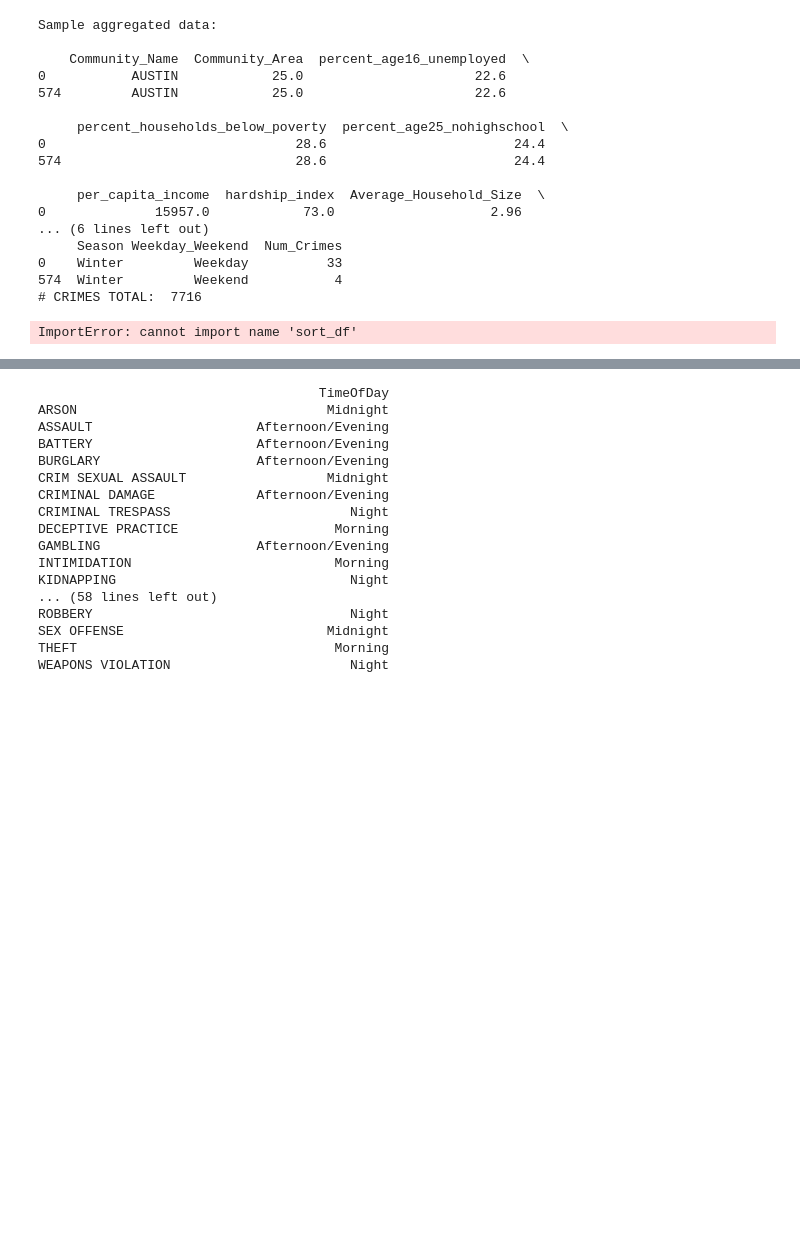
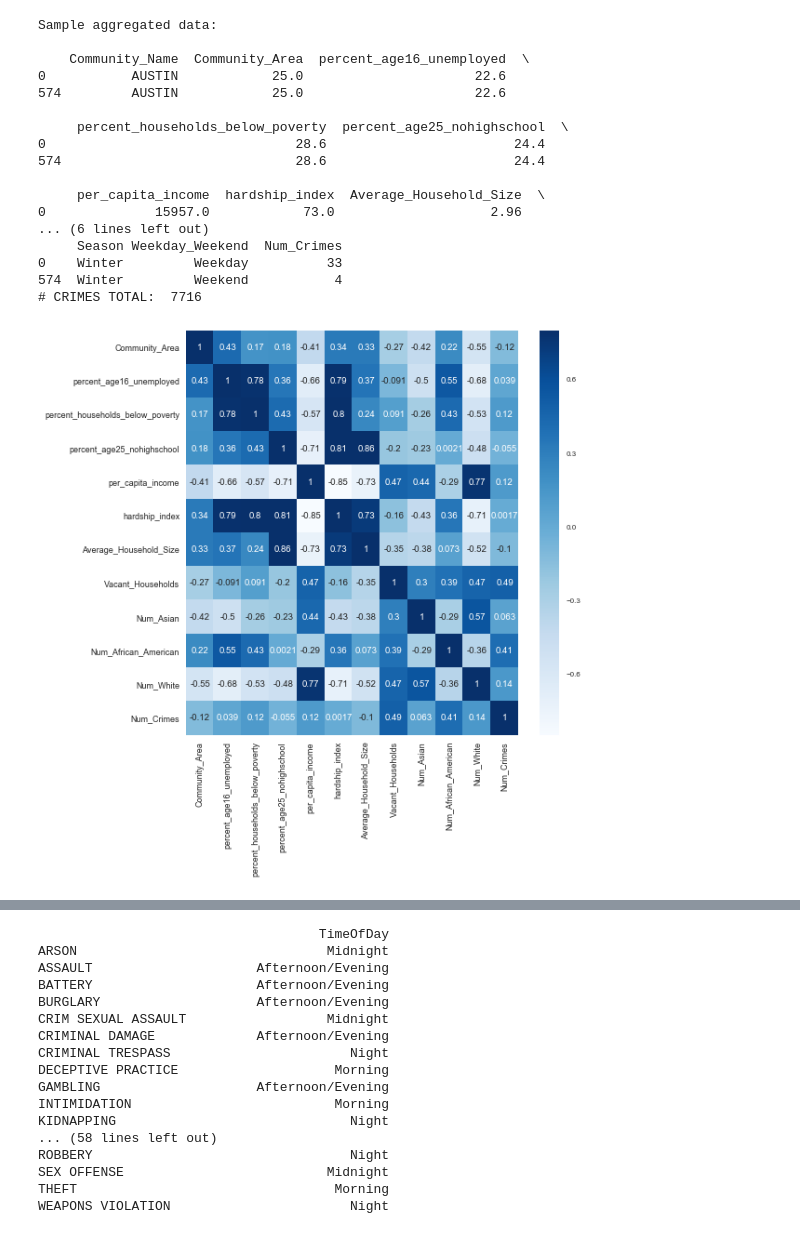
Before and after one commit to busybee333/conda, a Jupyter notebook: CrimeDataExtraction.ipynb, the cells around one changed output, grey strips where cells are left out. Saved outputs shown, nothing was run; the diff lists cells and outputs as text; code cells hidden in the pictures; blank space fills up the shorter version.

```diff
--- a/CrimeDataExtraction.ipynb
+++ b/CrimeDataExtraction.ipynb
@@ -310,16 +312,16 @@ Sample aggregated data:
 # %%
 import seaborn as sns
 %matplotlib inline
 
 corrmat = AggregatedDataframe.corr()
 fig = plt.figure(figsize = (8, 8))
 sns.set(font_scale=0.8)
-sns.heatmap(corrmat, vmax = 0.8)
+sns.heatmap(corrmat, vmax = 0.8, annot=True, cmap="Blues")
 plt.yticks(rotation=0, fontsize=9)
 plt.xticks(rotation=90, fontsize=9)
 plt.show()
 # %% [output]
-ImportError: cannot import name 'sort_df'
+[figure, added]
 # %%
 predictorColumns = DataframeToVisualize.columns
 %matplotlib inline
```
Also changed, not shown: parts of 26 cells of this notebook.
